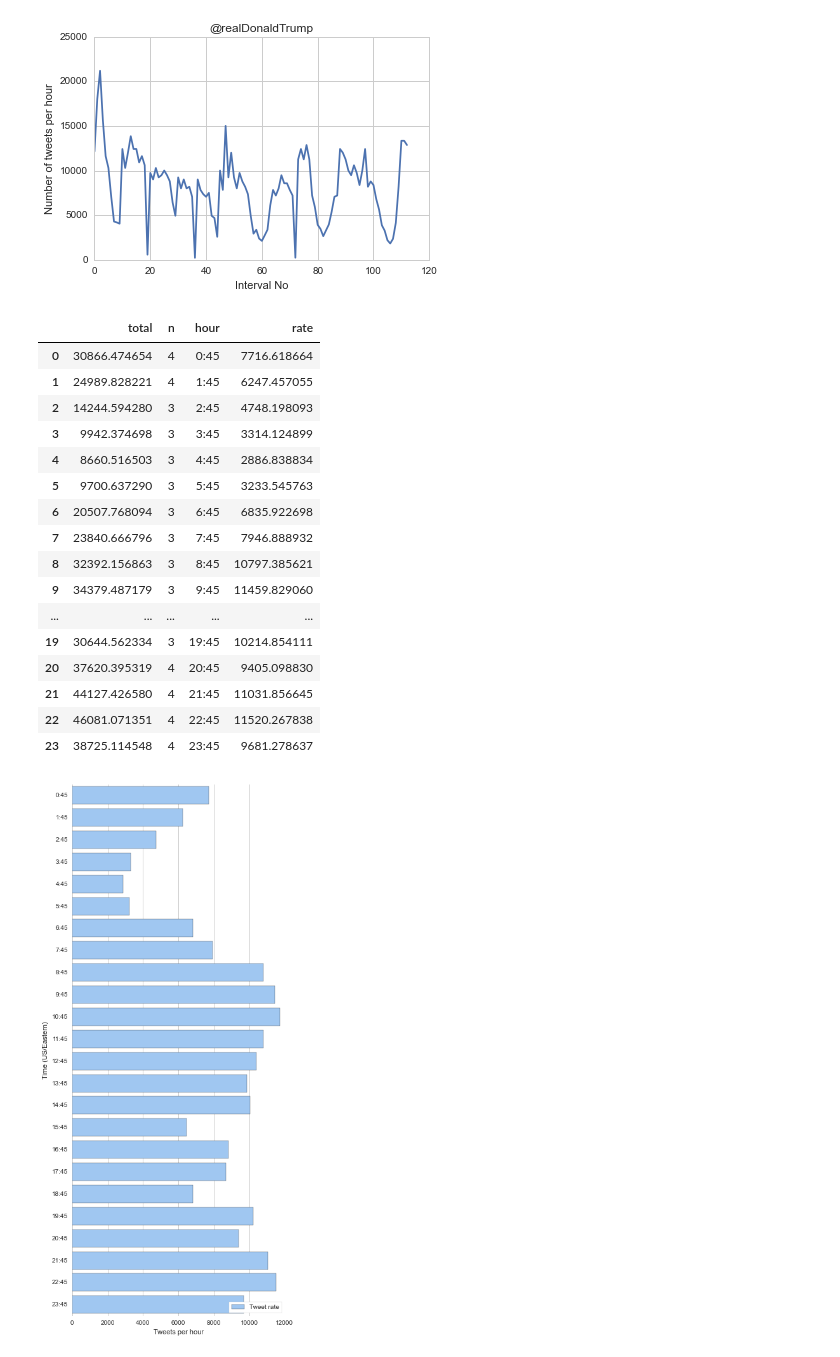
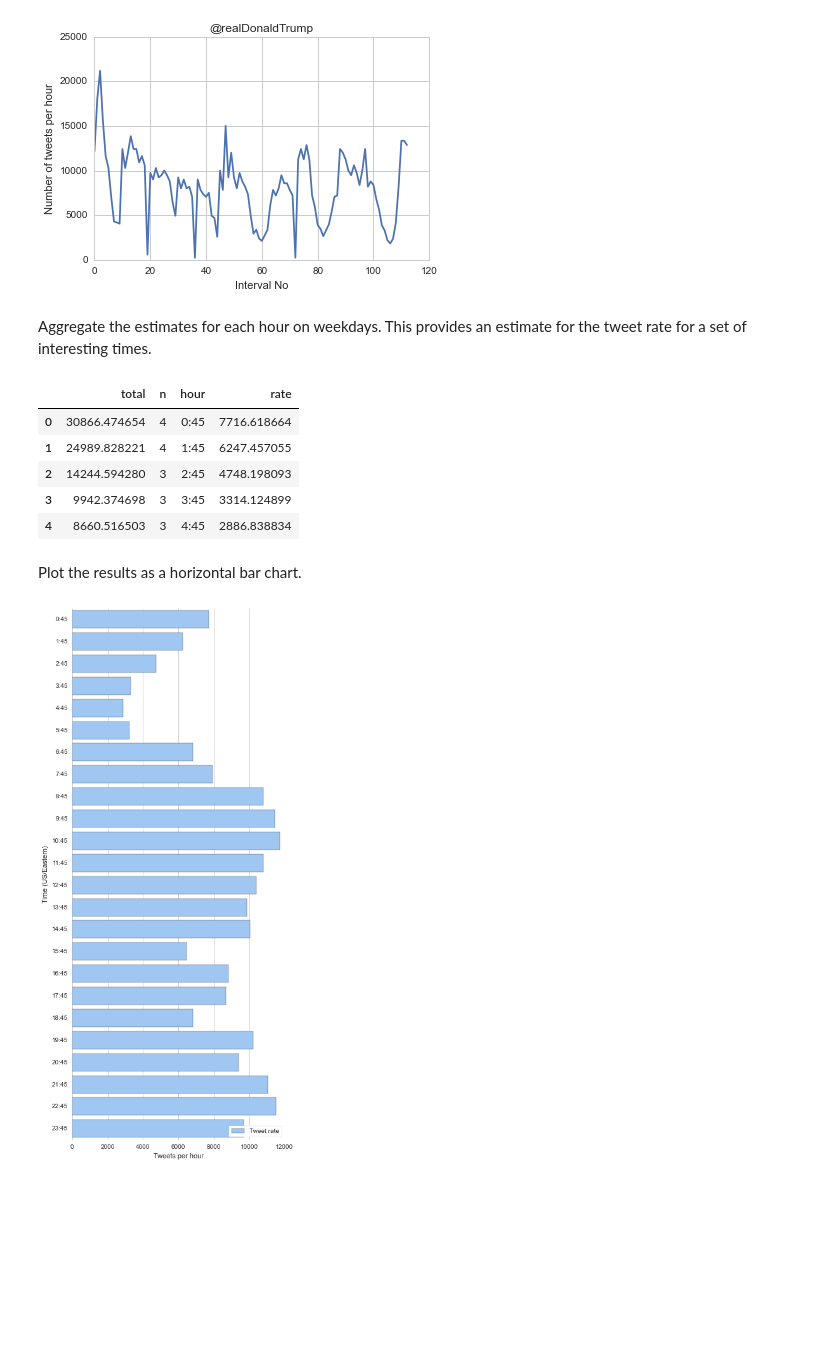
Before and after one commit to alanjschoen/kojak, a Jupyter notebook: Time Histogram.ipynb, the cells around one changed output. Saved outputs shown, nothing was run; the diff lists cells and outputs as text; code cells hidden in the pictures; blank space fills up the shorter version.

```diff
--- a/Time Histogram.ipynb
+++ b/Time Histogram.ipynb
@@ -87,42 +87,35 @@ plt.title(user)
 plt.show()
 # %% [output]
 [figure]
+# %% [markdown]
+Aggregate the estimates for each hour on weekdays.  This provides an estimate for the tweet rate for a set of interesting times.
 # %%
-from pytz import timezone
+def get_hour_rates_weekdays(bins_df):
+    # Initialize rate dataframe
+    hour_rates_df = pd.DataFrame([(0.0,0,'%d:45'%i) for i in range(24)], columns=['total', 'n', 'hour'])
 
-# Initialize rate dataframe
-hour_rates_df = pd.DataFrame([(0.0,0,'%d:45'%i) for i in range(24)], columns=['total', 'n', 'hour'])
+    # Add up measurements for each time
+    for row in bins_df.iterrows():
+        time_end = row[1]['end'].astimezone(timezone('US/Eastern'))
+        if time_end.weekday() < 5: # saturday5, sunday6 (monday0)
+            hour = time_end.hour
+            hour_rates_df.set_value(hour, 'total', hour_rates_df.ix[hour, 'total'] + row[1]['rate'])
+            hour_rates_df.set_value(hour, 'n', hour_rates_df.ix[hour, 'n'] + 1)
+    # Calculate average rate for each time
+    hour_rates_df['rate'] = hour_rates_df['total']/hour_rates_df['n']
 
-# Add up measurements for each time
-for row in bins_df.iterrows():
-    time_end = row[1]['end'].astimezone(timezone('US/Eastern'))
-    if time_end.weekday() < 5: # saturday5, sunday6 (monday0)
-        hour = time_end.hour
-        hour_rates_df.set_value(hour, 'total', hour_rates_df.ix[hour, 'total'] + row[1]['rate'])
-        hour_rates_df.set_value(hour, 'n', hour_rates_df.ix[hour, 'n'] + 1)
-
-# Calculate average rate for each time
-hour_rates_df['rate'] = hour_rates_df['total']/hour_rates_df['n']
+    return hour_rates_df
+tweetsat_hour_rates = get_hour_rates_weekdays(bins_df)
+tweetsat_hour_rates.head()
+# %% [output]
+|  | total | n | hour | rate |
+| 0 | 30866.474654 | 4 | 0:45 | 7716.618664 |
+| 1 | 24989.828221 | 4 | 1:45 | 6247.457055 |
+| 2 | 14244.594280 | 3 | 2:45 | 4748.198093 |
+| 3 | 9942.374698 | 3 | 3:45 | 3314.124899 |
+| 4 | 8660.516503 | 3 | 4:45 | 2886.838834 |
-# %%
-hour_rates_df
-# %% [output]
-|  | total | n | hour | rate |
-| 0 | 30866.474654 | 4 | 0:45 | 7716.618664 |
-| 1 | 24989.828221 | 4 | 1:45 | 6247.457055 |
-| 2 | 14244.594280 | 3 | 2:45 | 4748.198093 |
-| 3 | 9942.374698 | 3 | 3:45 | 3314.124899 |
-| 4 | 8660.516503 | 3 | 4:45 | 2886.838834 |
-| 5 | 9700.637290 | 3 | 5:45 | 3233.545763 |
-| 6 | 20507.768094 | 3 | 6:45 | 6835.922698 |
-| 7 | 23840.666796 | 3 | 7:45 | 7946.888932 |
-| 8 | 32392.156863 | 3 | 8:45 | 10797.385621 |
-| 9 | 34379.487179 | 3 | 9:45 | 11459.829060 |
-| ... | ... | ... | ... | ... |
-| 19 | 30644.562334 | 3 | 19:45 | 10214.854111 |
-| 20 | 37620.395319 | 4 | 20:45 | 9405.098830 |
-| 21 | 44127.426580 | 4 | 21:45 | 11031.856645 |
-| 22 | 46081.071351 | 4 | 22:45 | 11520.267838 |
-| 23 | 38725.114548 | 4 | 23:45 | 9681.278637 |
+# %% [markdown]
+Plot the results as a horizontal bar chart.
 # %%
 import seaborn as sns
 sns.set(style="whitegrid")
```
Also changed, not shown: parts of 1 cell of this notebook.
